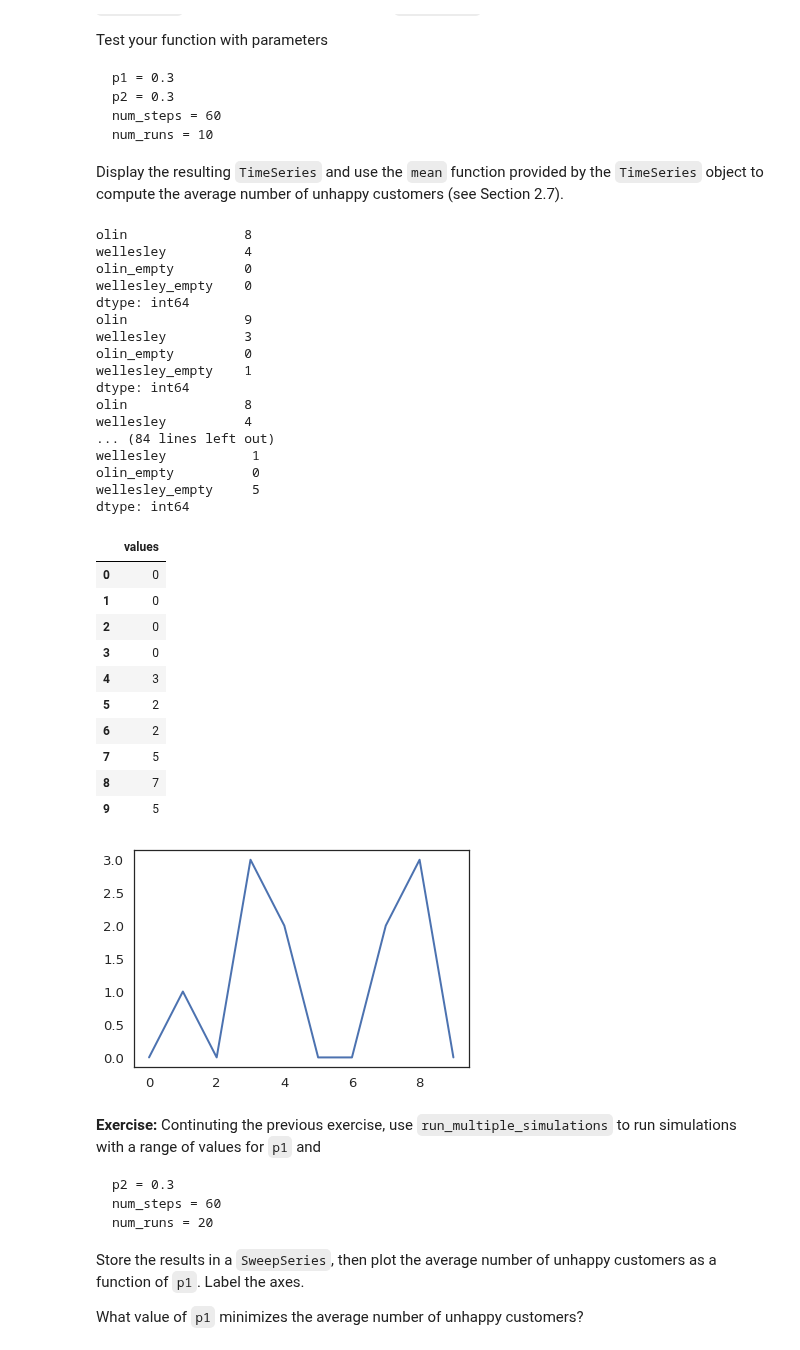
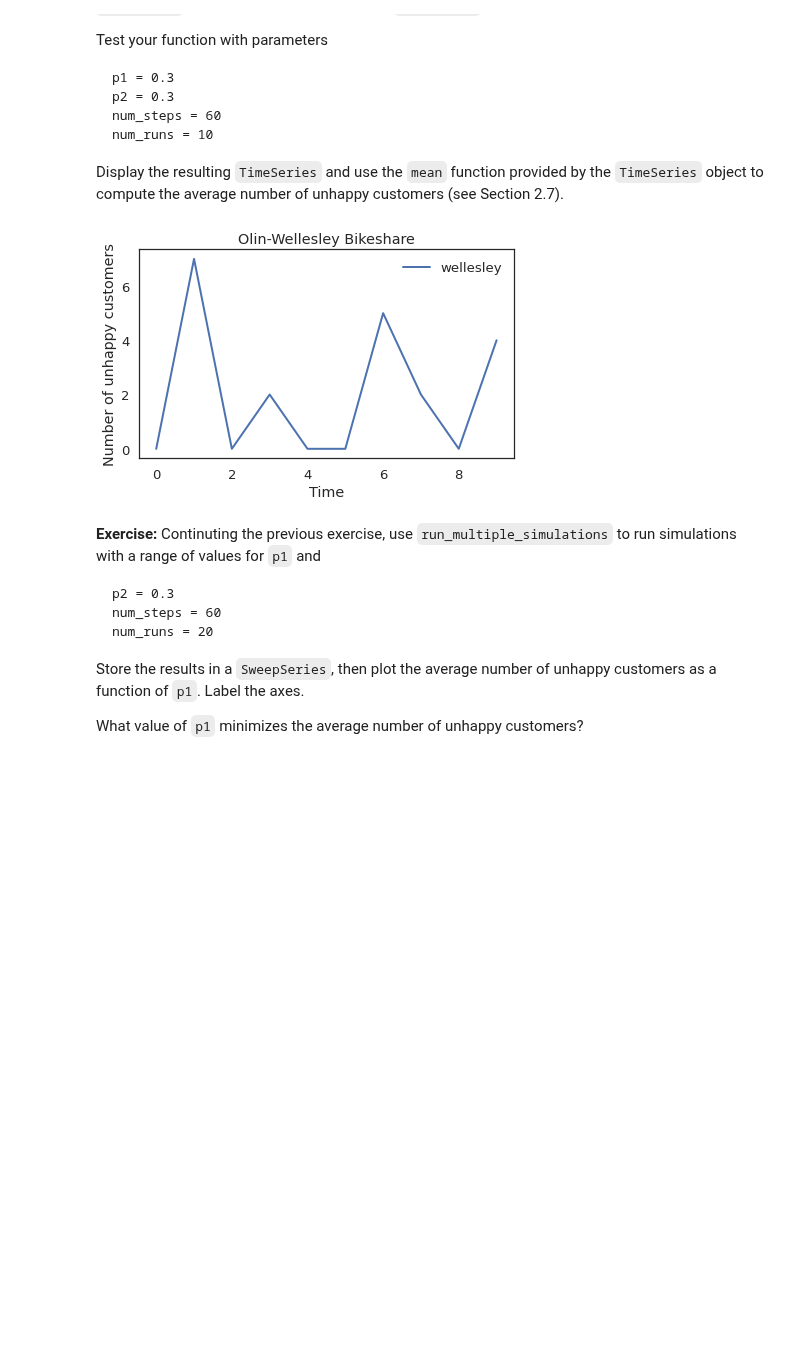
Before and after one commit to ferrysany/ModSimPy, a Jupyter notebook: colab/chap04.ipynb, the cells around one changed output. Saved outputs shown, nothing was run; the diff lists cells and outputs as text; code cells hidden in the pictures; blank space fills up the shorter version.

```diff
--- a/colab/chap04.ipynb
+++ b/colab/chap04.ipynb
@@ -364,38 +345,13 @@ def run_multiple_simulations(p1, p2, num_steps, num_runs):
   return results
 # %%
 
-plot(run_multiple_simulations(0.3,0.3,60,10), label='Olin')
-run_multiple_simulations(0.3,0.3,60,10)
+plot(run_multiple_simulations(0.3,0.3,60,10), label='wellesley')
+
+decorate(title='Olin-Wellesley Bikeshare',
+         xlabel='Time',
+         ylabel='Number of unhappy customers')
 # %% [output]
-olin               8
-wellesley          4
-olin_empty         0
-wellesley_empty    0
-dtype: int64
-olin               9
-wellesley          3
-olin_empty         0
-wellesley_empty    1
-dtype: int64
-olin               8
-wellesley          4
-... (84 lines left out)
-wellesley           1
-olin_empty          0
-wellesley_empty     5
-dtype: int64
-|  | values |
-| 0 | 0 |
-| 1 | 0 |
-| 2 | 0 |
-| 3 | 0 |
-| 4 | 3 |
-| 5 | 2 |
-| 6 | 2 |
-| 7 | 5 |
-| 8 | 7 |
-| 9 | 5 |
-[figure, old version]
+[figure, new version]
 # %% [markdown]
 **Exercise:**  Continuting the previous exercise, use `run_multiple_simulations` to run simulations with a range of values for `p1` and
 
```
Also changed, not shown: parts of 12 cells of this notebook.
